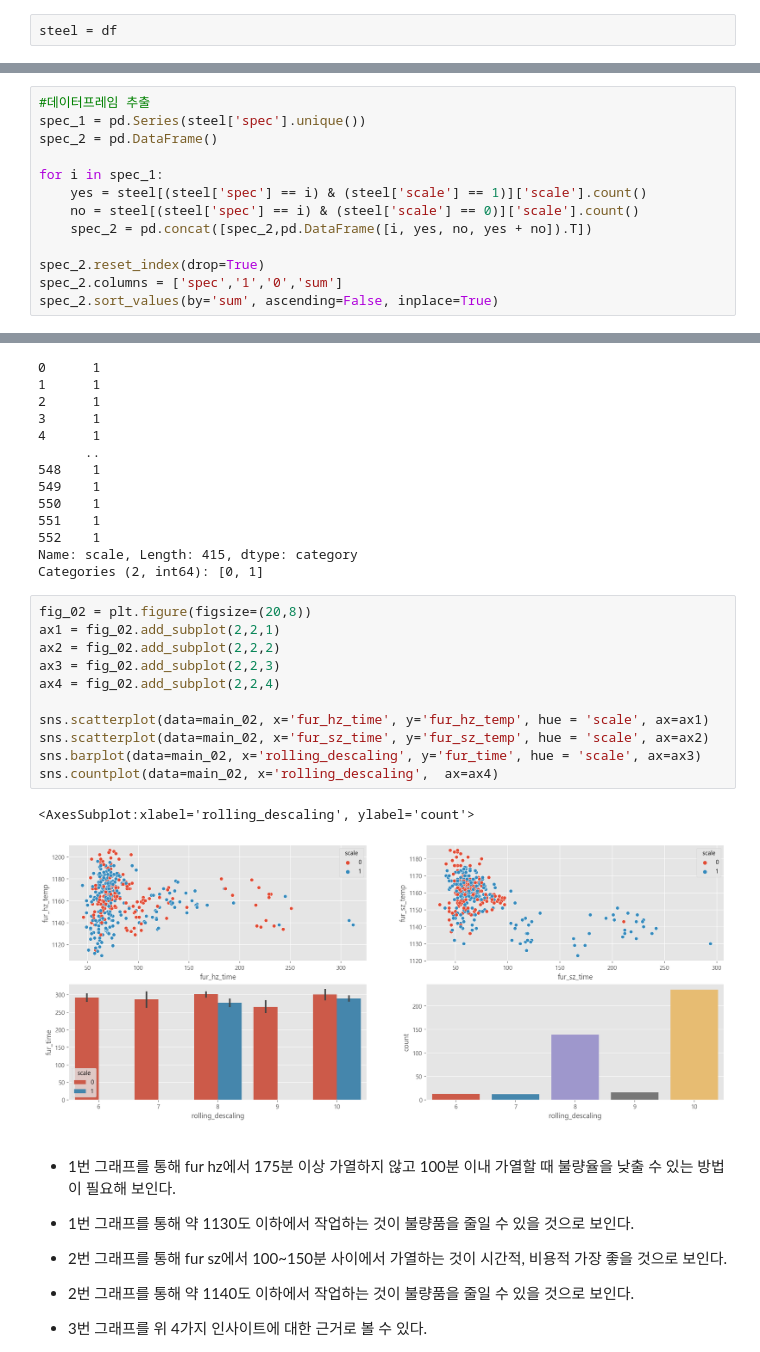
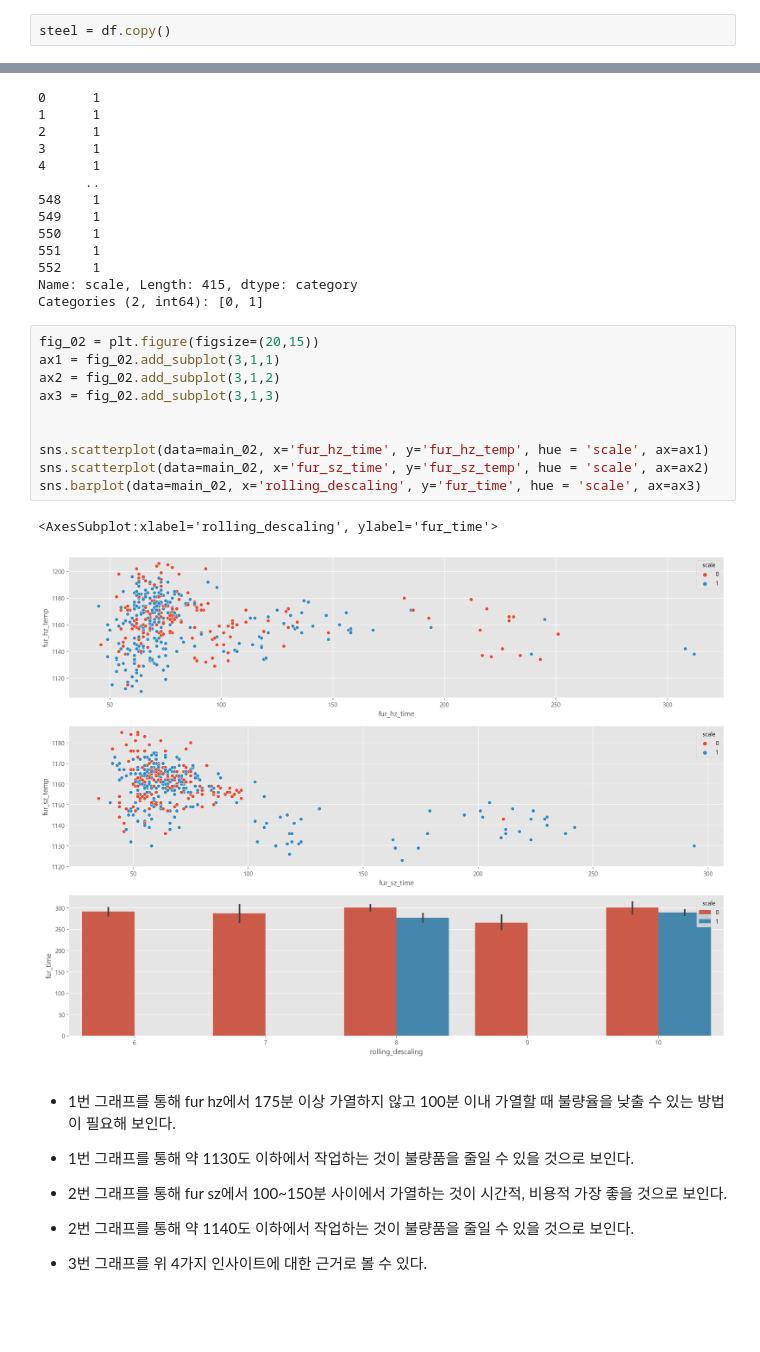
Before and after one commit to Liamns/steel_project, a Jupyter notebook: mg_project_1028.ipynb, the cells around one changed output, grey strips where cells are left out. Saved outputs shown, nothing was run; the diff lists cells and outputs as text; blank space fills up the shorter version.

```diff
--- a/mg_project_1028.ipynb
+++ b/mg_project_1028.ipynb
@@ -24,7 +22,7 @@ plt.rc('axes', unicode_minus=False) # 마이너스 폰트 설정
 # %%
 df = pd.read_csv('steel_date.csv')
 # %%
-steel = df
+steel = df.copy()
 # %%
 steel.info()
 # %% [output]
@@ -93,13 +88,0 @@ plate_no 고유값은 720개,
-# %%
-#데이터프레임 추출
-spec_1 = pd.Series(steel['spec'].unique())
-spec_2 = pd.DataFrame()
-
-for i in spec_1:
-    yes = steel[(steel['spec'] == i) & (steel['scale'] == 1)]['scale'].count()
-    no = steel[(steel['spec'] == i) & (steel['scale'] == 0)]['scale'].count()
-    spec_2 = pd.concat([spec_2,pd.DataFrame([i, yes, no, yes + no]).T])
-
-spec_2.reset_index(drop=True)
-spec_2.columns = ['spec','1','0','sum']
-spec_2.sort_values(by='sum', ascending=False, inplace=True)
@@ -370,19 +376,18 @@ main_02['scale'].astype('category')
 Name: scale, Length: 415, dtype: category
 Categories (2, int64): [0, 1]
 # %%
-fig_02 = plt.figure(figsize=(20,8))
-ax1 = fig_02.add_subplot(2,2,1)
-ax2 = fig_02.add_subplot(2,2,2)
-ax3 = fig_02.add_subplot(2,2,3)
-ax4 = fig_02.add_subplot(2,2,4)
+fig_02 = plt.figure(figsize=(20,15))
+ax1 = fig_02.add_subplot(3,1,1)
+ax2 = fig_02.add_subplot(3,1,2)
+ax3 = fig_02.add_subplot(3,1,3)
+
 
 sns.scatterplot(data=main_02, x='fur_hz_time', y='fur_hz_temp', hue = 'scale', ax=ax1)
 sns.scatterplot(data=main_02, x='fur_sz_time', y='fur_sz_temp', hue = 'scale', ax=ax2)
 sns.barplot(data=main_02, x='rolling_descaling', y='fur_time', hue = 'scale', ax=ax3)
-sns.countplot(data=main_02, x='rolling_descaling',  ax=ax4)
 # %% [output]
-<AxesSubplot:xlabel='rolling_descaling', ylabel='count'>
+<AxesSubplot:xlabel='rolling_descaling', ylabel='fur_time'>
-[figure, old version]
+[figure, new version]
 # %% [markdown]
 - 1번 그래프를 통해 fur hz에서 175분 이상 가열하지 않고 100분 이내 가열할 때 불량율을 낮출 수 있는 방법이 필요해 보인다.
 - 1번 그래프를 통해 약 1130도 이하에서 작업하는 것이 불량품을 줄일 수 있을 것으로 보인다.
```
Also changed, not shown: parts of 36 cells of this notebook, 1 other file.
